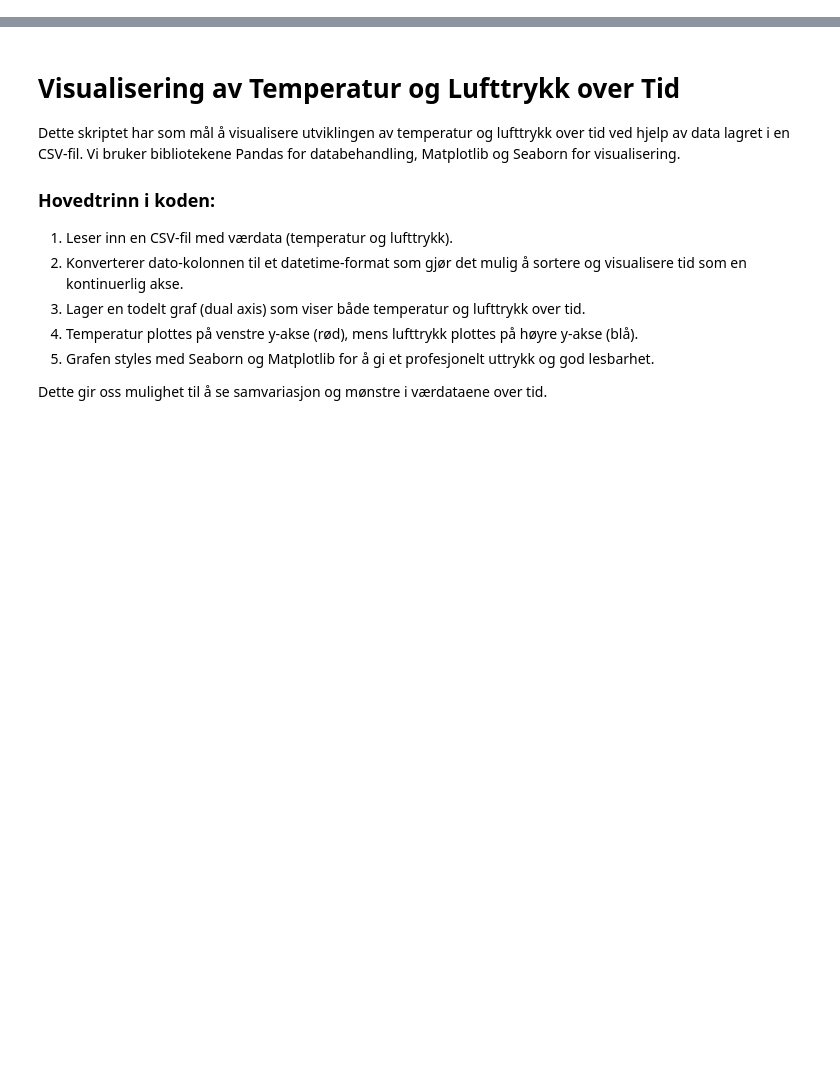
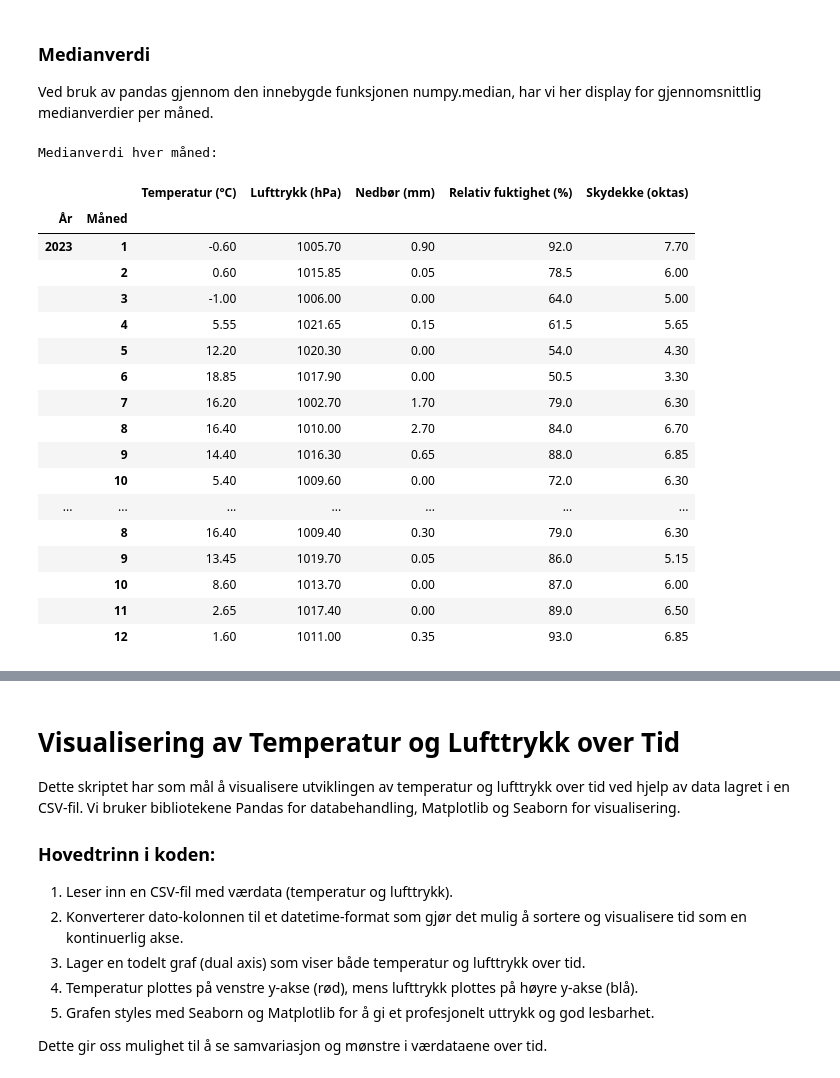
Before and after one commit to sarasok/Mappevurdering_anv_prog, a Jupyter notebook: tasks/del_2.ipynb, the cells around one changed output, grey strips where cells are left out. Cells and saved outputs as stored; diff of their text form; code cells hidden in the pictures; blank space fills up the shorter version.

```diff
--- a/tasks/oppg5.ipynb
+++ b/tasks/del_2.ipynb
@@ -0,0 +68,26 @@
+# %% [markdown]
+### Medianverdi
+Ved bruk av pandas gjennom den innebygde funksjonen numpy.median, har vi her display for gjennomsnittlig medianverdier per måned.
+# %%
+print('Medianverdi hver måned:')
+display(analyse.median_per_mnd())
+# %% [output]
+Medianverdi hver måned:
+|  |  | Temperatur (°C) | Lufttrykk (hPa) | Nedbør (mm) | Relativ fuktighet (%) | Skydekke (oktas) |
+| År | Måned |  |  |  |  |  |
+| 2023 | 1 | -0.60 | 1005.70 | 0.90 | 92.0 | 7.70 |
+|  | 2 | 0.60 | 1015.85 | 0.05 | 78.5 | 6.00 |
+|  | 3 | -1.00 | 1006.00 | 0.00 | 64.0 | 5.00 |
+|  | 4 | 5.55 | 1021.65 | 0.15 | 61.5 | 5.65 |
+|  | 5 | 12.20 | 1020.30 | 0.00 | 54.0 | 4.30 |
+|  | 6 | 18.85 | 1017.90 | 0.00 | 50.5 | 3.30 |
+|  | 7 | 16.20 | 1002.70 | 1.70 | 79.0 | 6.30 |
+|  | 8 | 16.40 | 1010.00 | 2.70 | 84.0 | 6.70 |
+|  | 9 | 14.40 | 1016.30 | 0.65 | 88.0 | 6.85 |
+|  | 10 | 5.40 | 1009.60 | 0.00 | 72.0 | 6.30 |
+| ... | ... | ... | ... | ... | ... | ... |
+|  | 8 | 16.40 | 1009.40 | 0.30 | 79.0 | 6.30 |
+|  | 9 | 13.45 | 1019.70 | 0.05 | 86.0 | 5.15 |
+|  | 10 | 8.60 | 1013.70 | 0.00 | 87.0 | 6.00 |
+|  | 11 | 2.65 | 1017.40 | 0.00 | 89.0 | 6.50 |
+|  | 12 | 1.60 | 1011.00 | 0.35 | 93.0 | 6.85 |
```
Also changed, not shown: parts of 7 cells of this notebook, 7 other files.
